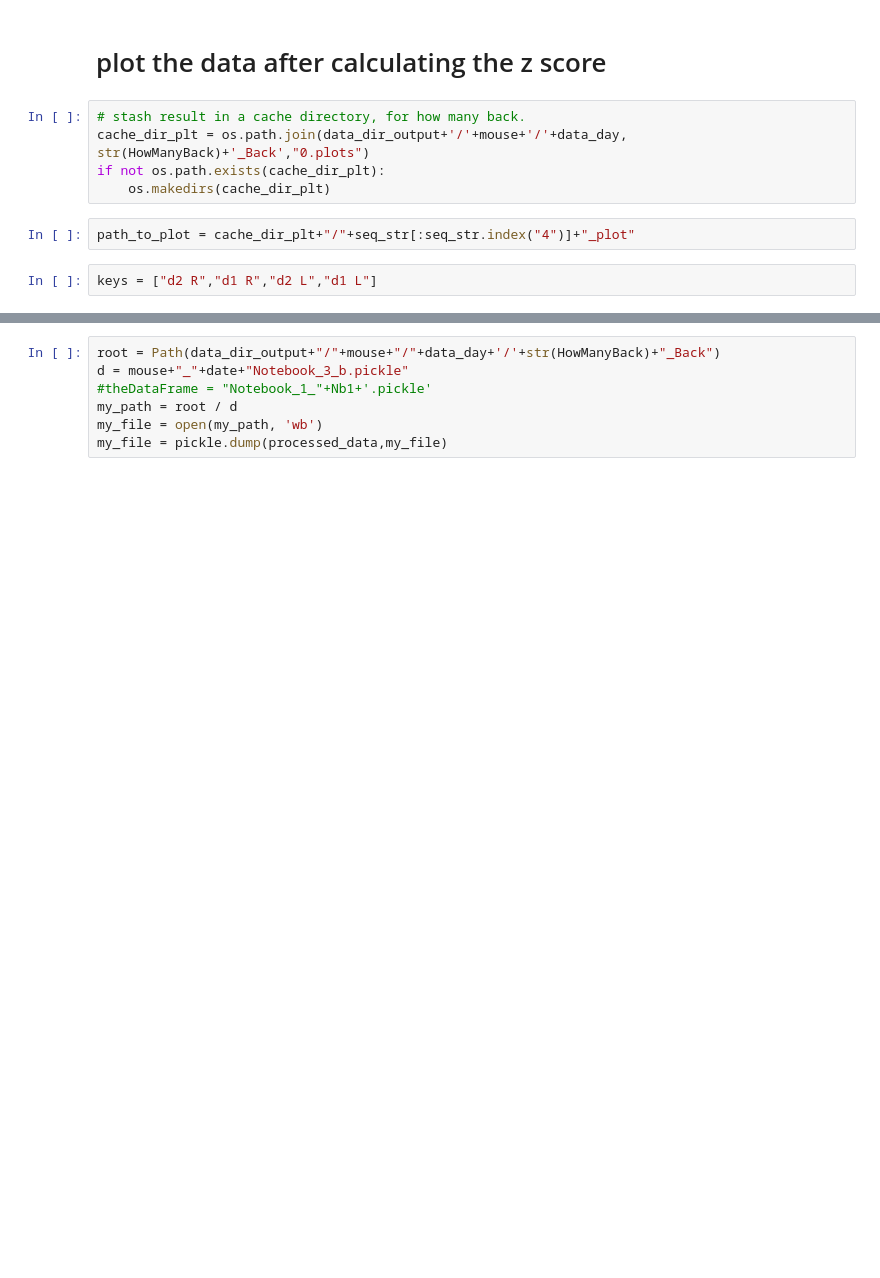
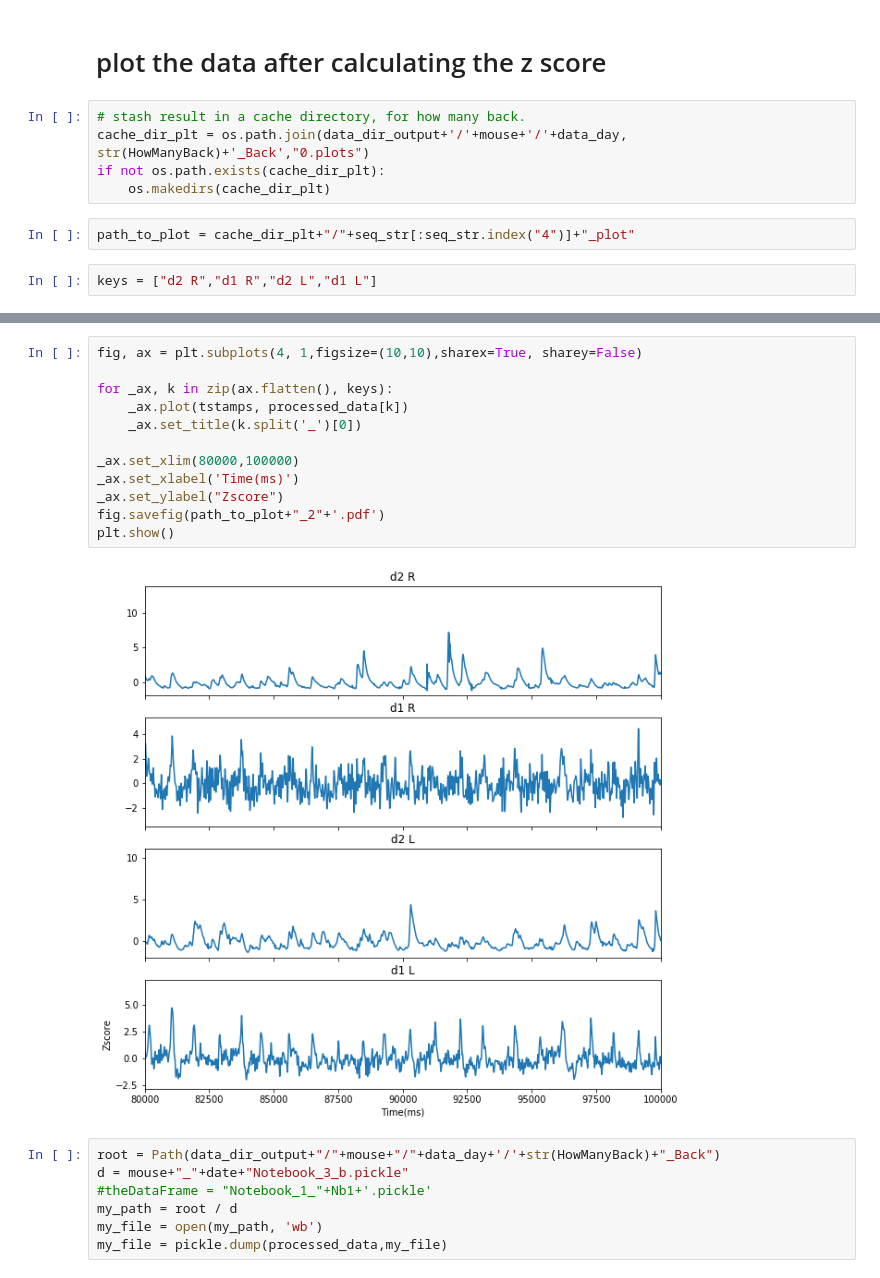
Before and after one commit to gilmandelbaum/analysis-pipeline-for-photometry_ex, a Jupyter notebook: Nb_3x_photometry_signal_analysis/Notebook_3_b.ipynb, the cells around one changed output, grey strips where cells are left out. Saved outputs shown, nothing was run; the diff lists cells and outputs as text; blank space fills up the shorter version.

Commit message:
major update - working on mainly on analysis of the data set

```diff
--- a/Nb_3x_photometry_signal_analysis/Notebook_3_b.ipynb
+++ b/Nb_3x_photometry_signal_analysis/Notebook_3_b.ipynb
@@ -137,3 +137,17 @@ plt.show()
+# %%
+fig, ax = plt.subplots(4, 1,figsize=(10,10),sharex=True, sharey=False)
+
+for _ax, k in zip(ax.flatten(), keys):
+    _ax.plot(tstamps, processed_data[k])
+    _ax.set_title(k.split('_')[0])
+
+_ax.set_xlim(80000,100000)
+_ax.set_xlabel('Time(ms)')
+_ax.set_ylabel("Zscore")
+fig.savefig(path_to_plot+"_2"+'.pdf')
+plt.show()
+# %% [output]
+[figure, added]
 # %%
 root = Path(data_dir_output+"/"+mouse+"/"+data_day+'/'+str(HowManyBack)+"_Back")
 d = mouse+"_"+date+"Notebook_3_b.pickle"
```
Also changed, not shown: parts of 1 cell of this notebook, 20 other files.
